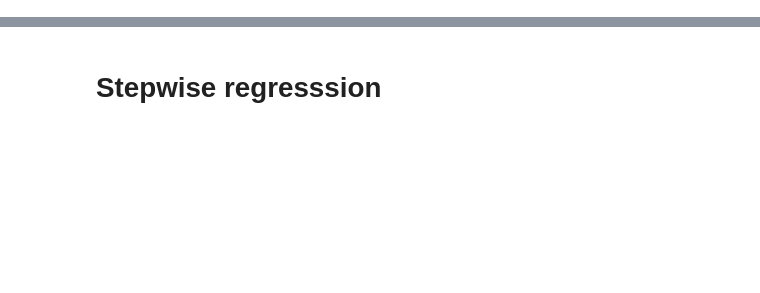
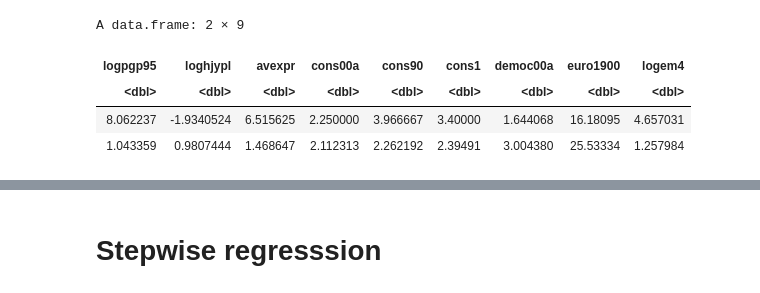
Before and after one commit to emolinaperez/econometrics_mek, a Jupyter notebook: Week 7/R/Week7_Lab.ipynb, the cells around one changed output, grey strips where cells are left out. Saved outputs shown, nothing was run; the diff lists cells and outputs as text; code cells hidden in the pictures; blank space fills up the shorter version.

```diff
--- a/Week 7/R/Week7_Lab.ipynb
+++ b/Week 7/R/Week7_Lab.ipynb
@@ -130,0 +207,8 @@ stats_by_mortality <- function(dt, variables) {
+# %%
+c2
+# %% [output]
+A data.frame: 2 × 9
+| logpgp95 | loghjypl | avexpr | cons00a | cons90 | cons1 | democ00a | euro1900 | logem4 |
+| <dbl> | <dbl> | <dbl> | <dbl> | <dbl> | <dbl> | <dbl> | <dbl> | <dbl> |
+| 8.062237 | -1.9340524 | 6.515625 | 2.250000 | 3.966667 | 3.40000 | 1.644068 | 16.18095 | 4.657031 |
+| 1.043359 | 0.9807444 | 1.468647 | 2.112313 | 2.262192 | 2.39491 | 3.004380 | 25.53334 | 1.257984 |
```
Also changed, not shown: parts of 49 cells of this notebook.
